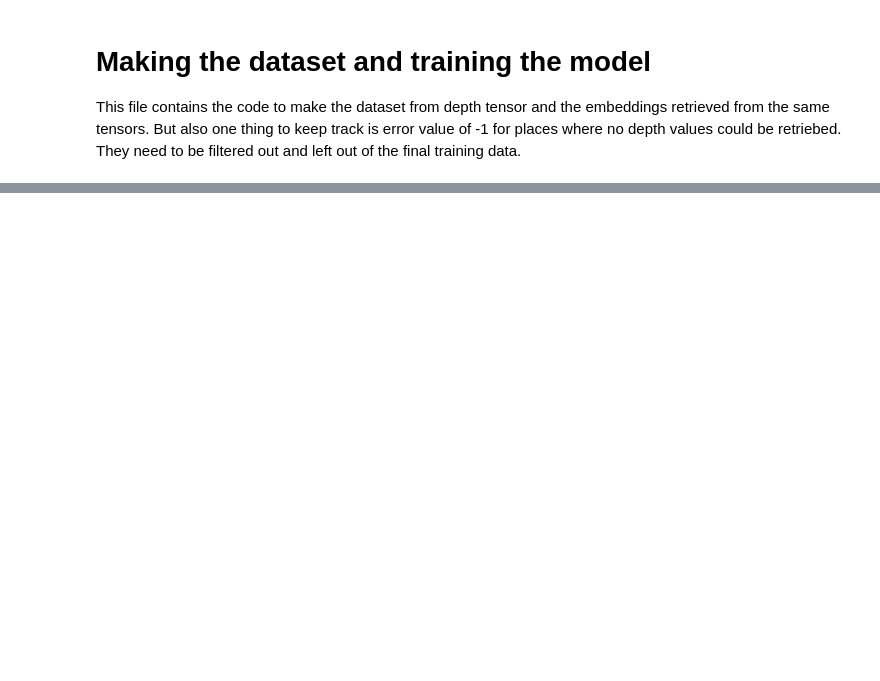
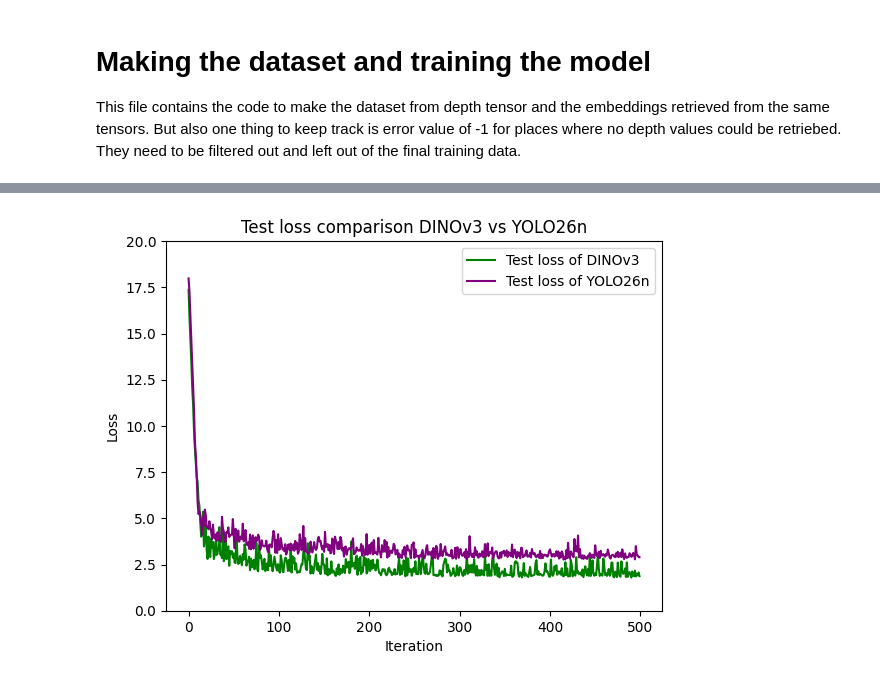
Before and after one commit to TPdkr/thesis, a Jupyter notebook: src/model.ipynb, the cells around one changed output, grey strips where cells are left out. Cells and saved outputs as stored; diff of their text form; code cells hidden in the pictures; blank space fills up the shorter version.

```diff
--- a/src/model.ipynb
+++ b/src/model.ipynb
@@ -219,0 +267,12 @@ plt.show()
+# %%
+plt.plot(val_losses_dino, label="Test loss of DINOv3", color="green")
+plt.plot(val_losses_yolo, label="Test loss of YOLO26n", color="purple")
+plt.xlabel("Iteration")
+plt.ylabel("Loss")
+plt.ylim(0, 20)
+plt.title("Test loss comparison DINOv3 vs YOLO26n")
+plt.legend()
+plt.savefig("../visualizations/dino_yolo_comparison.png")
+plt.show()
+# %% [output]
+[figure, added]
```
Also changed, not shown: parts of 6 cells of this notebook, 5 other files.
